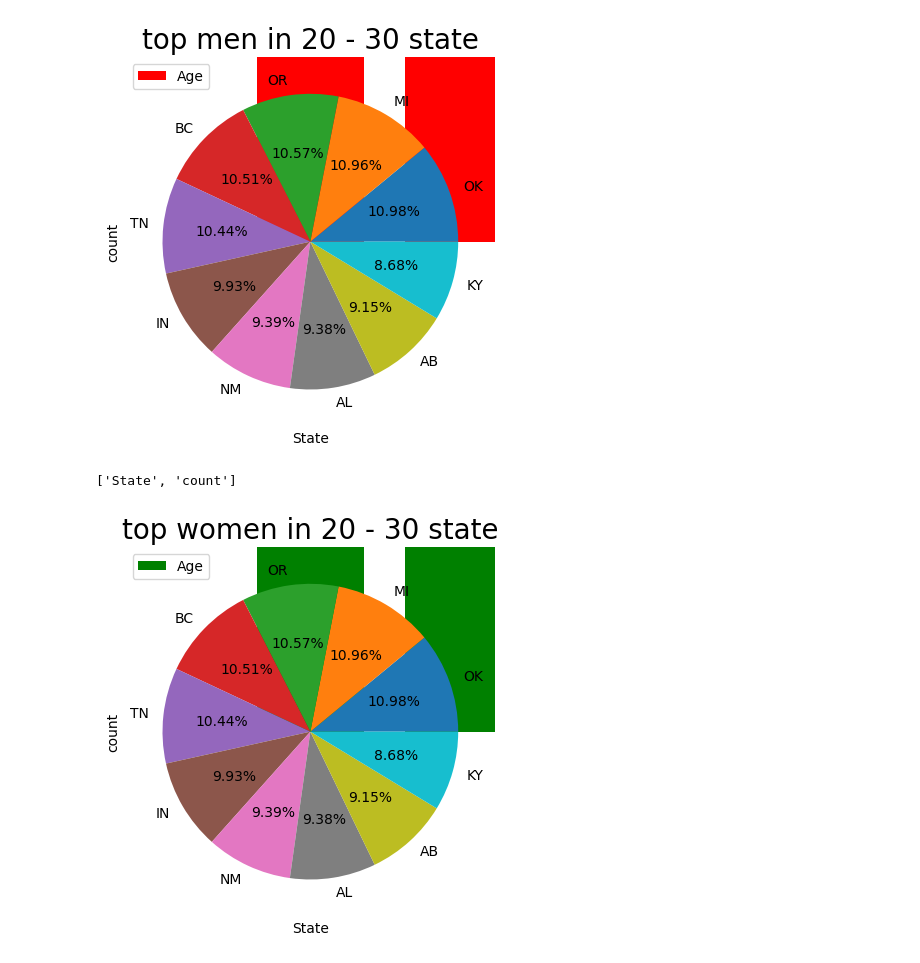
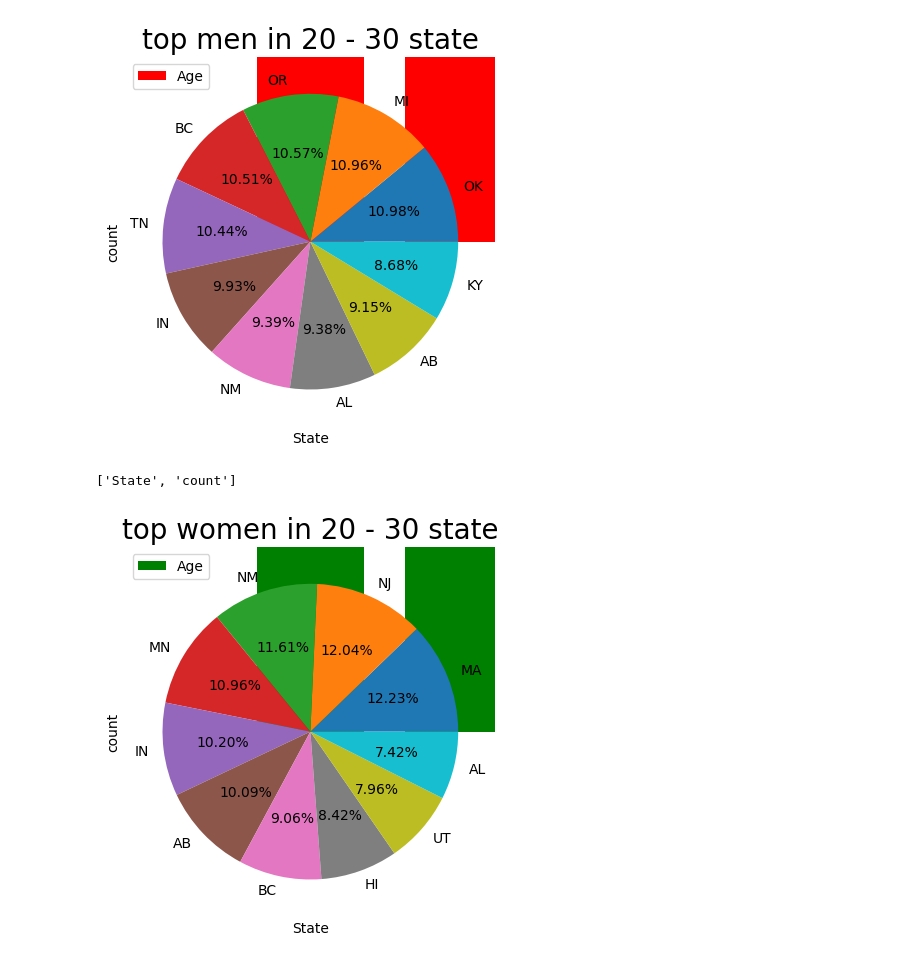
Before and after one commit to rekhachakkara/python_projects, a Jupyter notebook: powerlifting.ipynb, the cells around one changed output. Cells and saved outputs as stored; diff of their text form; code cells hidden in the pictures.

```diff
--- a/powerlifting.ipynb
+++ b/powerlifting.ipynb
@@ -84,32 +84,32 @@ print(list(df_men))
 # %%
 #Plot pie chart and bar chart for women Top 20-30 states. Matplotlib and Seaborn
 from os import lockf
 import pandas as pd
 import html
 import matplotlib.pyplot as plt
 from tabulate import tabulate # tabulate helps to convert the data into tabular form with heares and format eype
 data_excel_top_w = pd.read_csv("/content/drive/MyDrive/Data_set_rekha/openpowerlifting.csv")
 df_usa_women = data_excel_top_w[(data_excel_top_w["Sex"] == "F") & (data_excel_top_w["Country"] == "USA")]
 df_state_w = data_excel_top_w.loc[data_excel_top_w['Sex'] == "F"].groupby(['State']).size().to_frame('count').reset_index()
 df_usa_women_sorted = df_state_w.sort_values(by='count',ascending=False)
 #print(df_usa_men.head())
 #print(df_state.head())
 #print(df_usa_men_sorted.head())
 df_women = df_usa_women_sorted.iloc[20:30]
-x = list(df_men["State"])
-y = list(df_men["count"])
+x = list(df_women["State"])
+y = list(df_women["count"])
 plt.bar(x, y, color='g', width=0.72, label="Age")
 plt.xlabel("State")
 plt.ylabel("count")
 plt.title("top 20 -30 women in state")
 plt.legend()
 plt.show
 print('\n')
 
 plt.pie(y,labels=x,autopct='%.2f%%')
 plt.title("top women in 20 - 30 state", fontsize=20)
 plt.show
 print(list(df_women))
 # %% [output]
 ['State', 'count']
-[figure, old version]
+[figure, new version]
```
Also changed, not shown: parts of 1 cell of this notebook.
